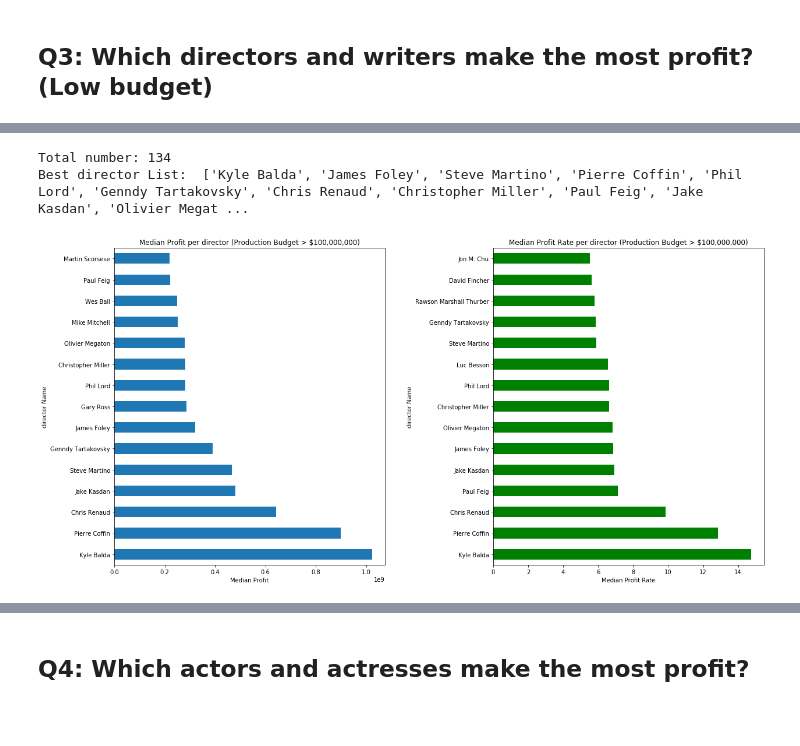
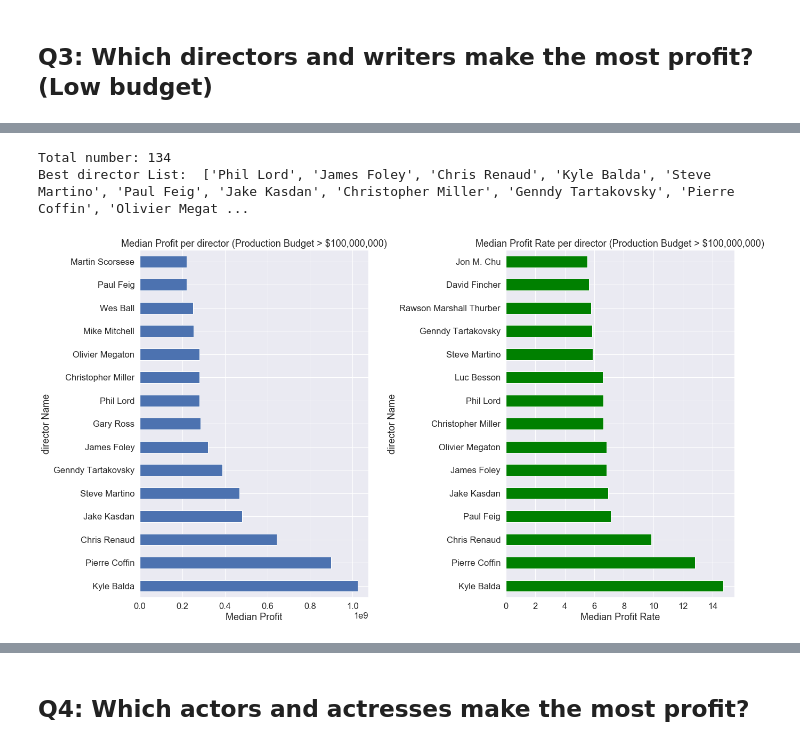
Before and after one commit to kamileyagci/dsc-phase-1-project, a Jupyter notebook: student_Part3.ipynb, the cells around one changed output, grey strips where cells are left out. Cells and saved outputs as stored; diff of their text form; code cells hidden in the pictures; blank space fills up the shorter version.

```diff
--- a/student_Part3.ipynb
+++ b/student_Part3.ipynb
@@ -100,11 +91,11 @@ df2.head(20)
 | 6438 | writer | James V. Hart | NaN | Epic | 100000000.0 | 162794441.0 | 2.627944 | ... |
 # %%
 # Director, call function
-categoryStudy(df2, 'director', 15, 10, 'med')
+categoryStudy(df2, 'director', 15, 12, 'med')
 # %% [output]
 Total number: 134
-Best director List:  ['Kyle Balda', 'James Foley', 'Steve Martino', 'Pierre Coffin', 'Phil Lord', 'Genndy Tartakovsky', 'Chris Renaud', 'Christopher Miller', 'Paul Feig', 'Jake Kasdan', 'Olivier Megat ...
+Best director List:  ['Phil Lord', 'James Foley', 'Chris Renaud', 'Kyle Balda', 'Steve Martino', 'Paul Feig', 'Jake Kasdan', 'Christopher Miller', 'Genndy Tartakovsky', 'Pierre Coffin', 'Olivier Megat ...
-[figure, old version]
+[figure, new version]
 # %%
 # Writer, call function
 categoryStudy(df2, 'writer', 20, 15, 'med')
```
Also changed, not shown: parts of 6 cells of this notebook, 17 other files.
